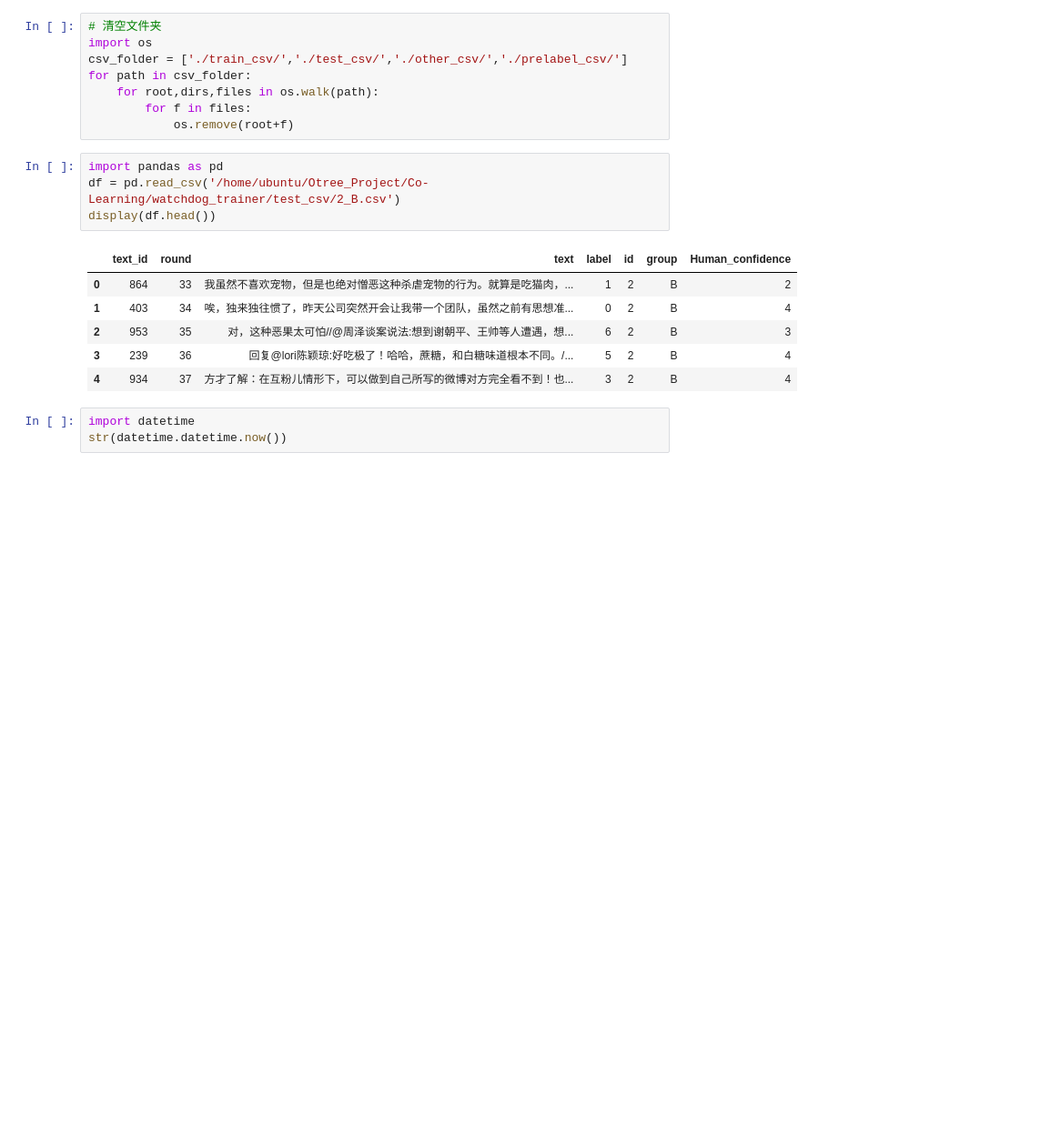
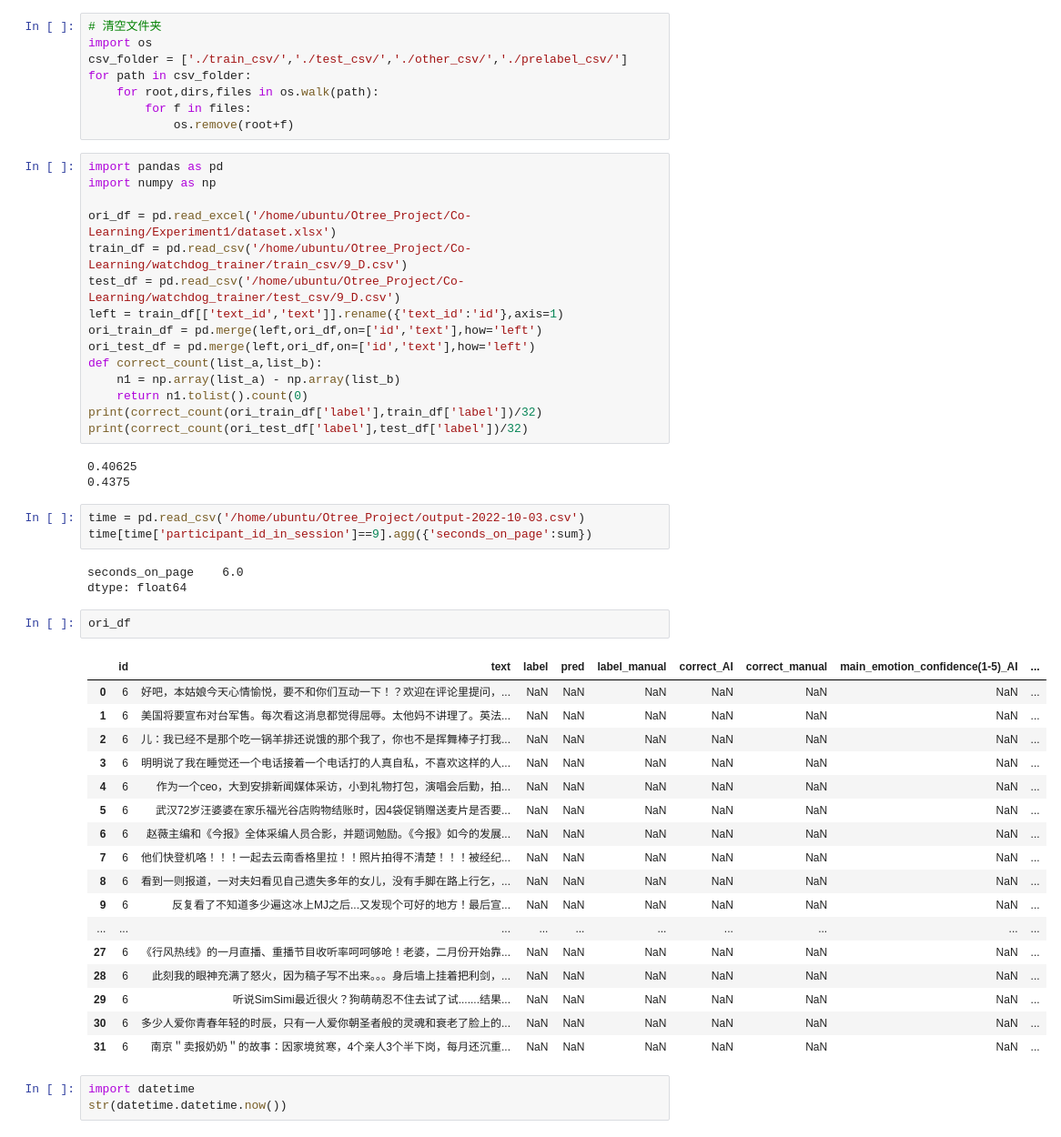
Before and after one commit to ResonaW/Co-Learning, a Jupyter notebook: watchdog_trainer/test.ipynb, the cells around one changed output. Shown at 91% size. Drawn from its saved outputs; the diff is of its cells as text; blank space fills up the shorter version.

```diff
--- a/watchdog_trainer/test.ipynb
+++ b/watchdog_trainer/test.ipynb
@@ -6,17 +6,50 @@ for path in csv_folder:
     for root,dirs,files in os.walk(path):
         for f in files:
             os.remove(root+f)
-# %%
-import pandas as pd
-df = pd.read_csv('/home/ubuntu/Otree_Project/Co-Learning/watchdog_trainer/test_csv/2_B.csv')
-display(df.head())
-# %% [output]
-|  | text_id | round | text | label | id | group | Human_confidence |
-| 0 | 864 | 33 | 我虽然不喜欢宠物，但是也绝对憎恶这种杀虐宠物的行为。就算是吃猫肉，... | 1 | 2 | B | 2 |
-| 1 | 403 | 34 | 唉，独来独往惯了，昨天公司突然开会让我带一个团队，虽然之前有思想准... | 0 | 2 | B | 4 |
-| 2 | 953 | 35 | 对，这种恶果太可怕//@周泽谈案说法:想到谢朝平、王帅等人遭遇，想... | 6 | 2 | B | 3 |
-| 3 | 239 | 36 | 回复@lori陈颖琼:好吃极了！哈哈，蔗糖，和白糖味道根本不同。/... | 5 | 2 | B | 4 |
-| 4 | 934 | 37 | 方才了解：在互粉儿情形下，可以做到自己所写的微博对方完全看不到！也... | 3 | 2 | B | 4 |
+# %%
+import pandas as pd
+import numpy as np
+
+ori_df = pd.read_excel('/home/ubuntu/Otree_Project/Co-Learning/Experiment1/dataset.xlsx')
+train_df = pd.read_csv('/home/ubuntu/Otree_Project/Co-Learning/watchdog_trainer/train_csv/9_D.csv')
+test_df = pd.read_csv('/home/ubuntu/Otree_Project/Co-Learning/watchdog_trainer/test_csv/9_D.csv')
+left = train_df[['text_id','text']].rename({'text_id':'id'},axis=1)
+ori_train_df = pd.merge(left,ori_df,on=['id','text'],how='left')
+ori_test_df = pd.merge(left,ori_df,on=['id','text'],how='left')
+def correct_count(list_a,list_b):
+    n1 = np.array(list_a) - np.array(list_b)
+    return n1.tolist().count(0)
+print(correct_count(ori_train_df['label'],train_df['label'])/32)
+print(correct_count(ori_test_df['label'],test_df['label'])/32)
+# %% [output]
+0.40625
+0.4375
+# %%
+time = pd.read_csv('/home/ubuntu/Otree_Project/output-2022-10-03.csv')
+time[time['participant_id_in_session']==9].agg({'seconds_on_page':sum})
+# %% [output]
+seconds_on_page    6.0
+dtype: float64
+# %%
+ori_df
+# %% [output]
+|  | id | text | label | pred | label_manual | correct_AI | correct_manual | main_emotion_confidence(1-5)_AI | ... |
+| 0 | 6 | 好吧，本姑娘今天心情愉悦，要不和你们互动一下！？欢迎在评论里提问，... | NaN | NaN | NaN | NaN | NaN | NaN | ... |
+| 1 | 6 | 美国将要宣布对台军售。每次看这消息都觉得屈辱。太他妈不讲理了。英法... | NaN | NaN | NaN | NaN | NaN | NaN | ... |
+| 2 | 6 | 儿：我已经不是那个吃一锅羊排还说饿的那个我了，你也不是挥舞棒子打我... | NaN | NaN | NaN | NaN | NaN | NaN | ... |
+| 3 | 6 | 明明说了我在睡觉还一个电话接着一个电话打的人真自私，不喜欢这样的人... | NaN | NaN | NaN | NaN | NaN | NaN | ... |
+| 4 | 6 | 作为一个ceo，大到安排新闻媒体采访，小到礼物打包，演唱会后勤，拍... | NaN | NaN | NaN | NaN | NaN | NaN | ... |
+| 5 | 6 | 武汉72岁汪婆婆在家乐福光谷店购物结账时，因4袋促销赠送麦片是否要... | NaN | NaN | NaN | NaN | NaN | NaN | ... |
+| 6 | 6 | 赵薇主编和《今报》全体采编人员合影，并题词勉励。《今报》如今的发展... | NaN | NaN | NaN | NaN | NaN | NaN | ... |
+| 7 | 6 | 他们快登机咯！！！一起去云南香格里拉！！照片拍得不清楚！！！被经纪... | NaN | NaN | NaN | NaN | NaN | NaN | ... |
+| 8 | 6 | 看到一则报道，一对夫妇看见自己遗失多年的女儿，没有手脚在路上行乞，... | NaN | NaN | NaN | NaN | NaN | NaN | ... |
+| 9 | 6 | 反复看了不知道多少遍这冰上MJ之后...又发现个可好的地方！最后宣... | NaN | NaN | NaN | NaN | NaN | NaN | ... |
+| ... | ... | ... | ... | ... | ... | ... | ... | ... | ... |
+| 27 | 6 | 《行风热线》的一月直播、重播节目收听率呵呵够呛！老婆，二月份开始靠... | NaN | NaN | NaN | NaN | NaN | NaN | ... |
+| 28 | 6 | 此刻我的眼神充满了怒火，因为稿子写不出来。。。身后墙上挂着把利剑，... | NaN | NaN | NaN | NaN | NaN | NaN | ... |
+| 29 | 6 | 听说SimSimi最近很火？狗萌萌忍不住去试了试.......结果... | NaN | NaN | NaN | NaN | NaN | NaN | ... |
+| 30 | 6 | 多少人爱你青春年轻的时辰，只有一人爱你朝圣者般的灵魂和衰老了脸上的... | NaN | NaN | NaN | NaN | NaN | NaN | ... |
+| 31 | 6 | 南京＂卖报奶奶＂的故事：因家境贫寒，4个亲人3个半下岗，每月还沉重... | NaN | NaN | NaN | NaN | NaN | NaN | ... |
 # %%
 import datetime
 str(datetime.datetime.now())
```
Also changed, not shown: 28 other files.
